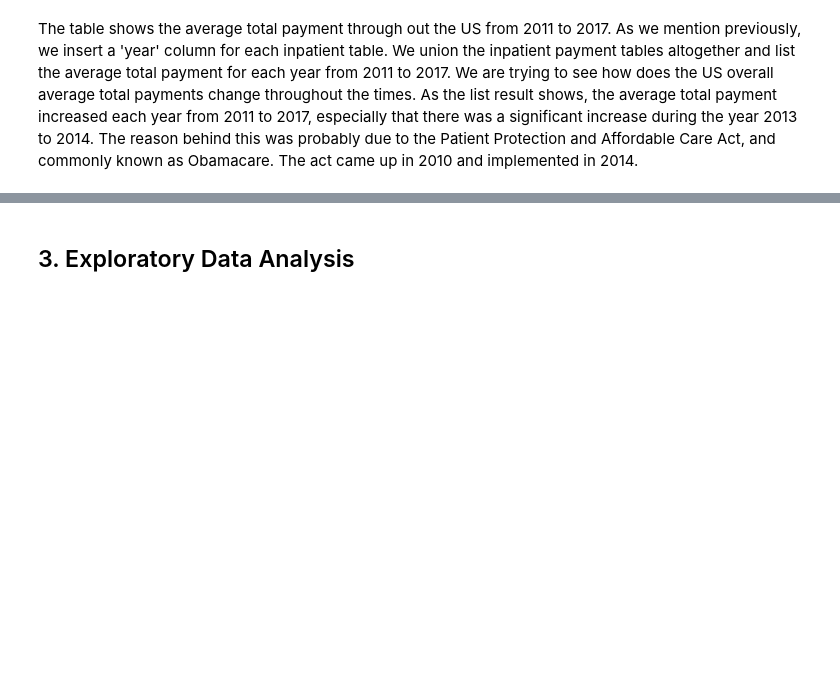
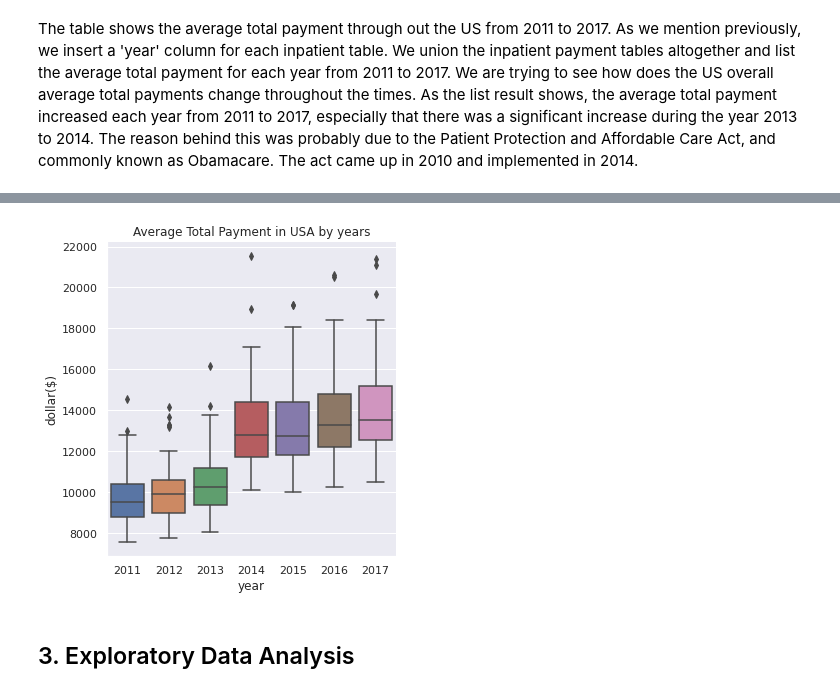
Before and after one commit to AnyiHuang/Analyzing-Inpatient-medical-expense-in-US, a Jupyter notebook: BA780_Team5A.ipynb, the cells around one changed output, grey strips where cells are left out. Saved outputs shown, nothing was run; the diff lists cells and outputs as text; code cells hidden in the pictures; blank space fills up the shorter version.

```diff
--- a/BA780_Team5A.ipynb
+++ b/BA780_Team5A.ipynb
@@ -144,3 +154,11 @@ order by year
+# %%
+pm_by_year_state = inpatient_payment_by_year[['year','provider_state','average_total_payments']]
+sns.catplot(x="year", y="average_total_payments", data=pm_by_year_state, kind ='box')
+plt.title('Average Total Payment in USA by years')
+plt.ylabel('dollar($)')
+sns.despine()
+# %% [output]
+[figure, added]
 # %% [markdown]
 ## 3. Exploratory Data Analysis
 # %% [markdown]
```
Also changed, not shown: parts of 8 cells of this notebook, 2 other files.
